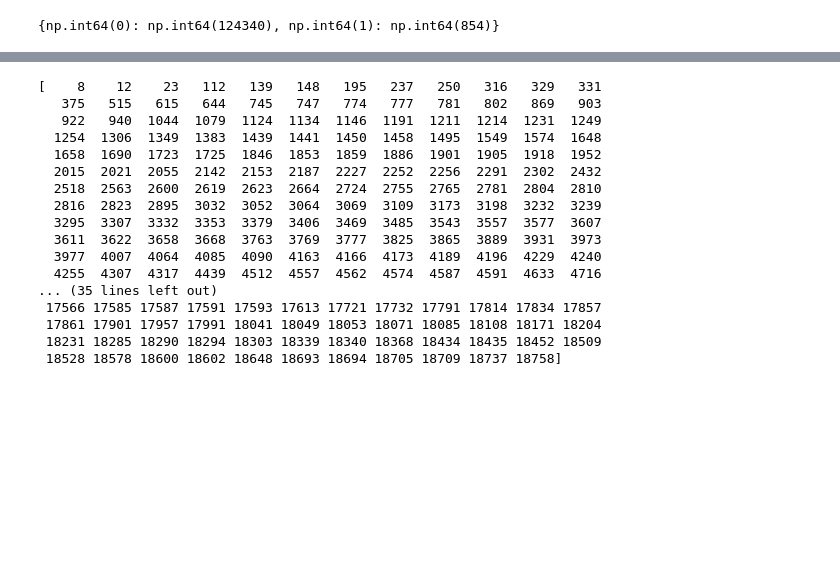
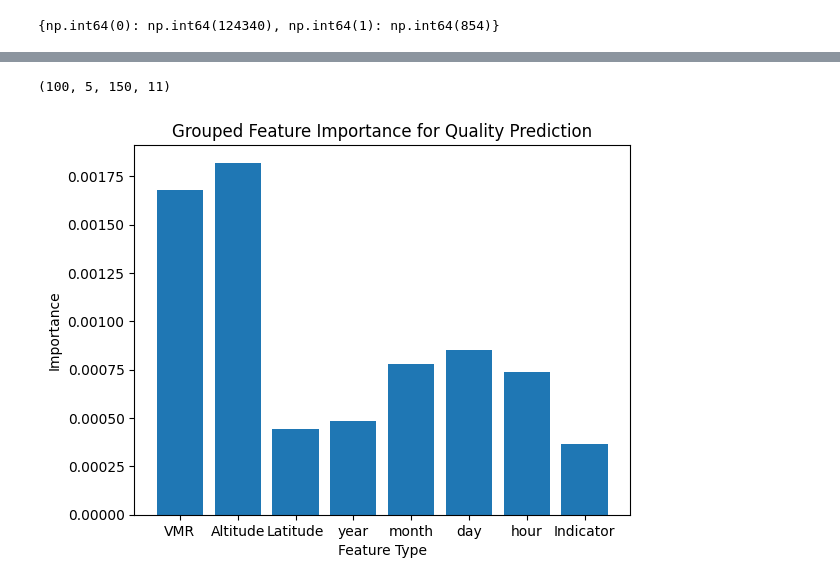
Before and after one commit to james-harvey-git/MPhys_Project, a Jupyter notebook: machine_learning.ipynb, the cells around one changed output, grey strips where cells are left out. Cells and saved outputs as stored; diff of their text form; code cells hidden in the pictures; blank space fills up the shorter version.

```diff
--- a/machine_learning.ipynb
+++ b/machine_learning.ipynb
@@ -245,21 +246,45 @@ weighted avg       0.99      0.96      0.98     18780
+# %%
+
+random_indices = np.random.choice(X_test.shape[0], 100, replace=False)
+X_test_sample = X_test[random_indices]
+
+def compute_saliency(model, X):
+    X_tensor = tf.convert_to_tensor(X)
+    with tf.GradientTape() as tape:
+        tape.watch(X_tensor)
+        predictions = model(X_tensor)
+
+    gradients = tape.gradient(predictions, X_tensor)
+    return np.abs(gradients.numpy())
+
+saliency = compute_saliency(model, X_test_sample)
+print(saliency.shape)
+
+# Aggregate over features
+feature_importance = np.mean(saliency, axis=(0, 1, 2))  # Aggregate over profiles and altitudes
+n_altitudes = 150
+n_features = 11
+
+feature_groups = {
+    "VMR": feature_importance[0],
+    "Altitude": feature_importance[1],
+    "Latitude": feature_importance[2],
+    "year": feature_importance[3],
+    "month": np.sum(feature_importance[4:6]),
+    "day": np.sum(feature_importance[6:8]),
+    "hour": np.sum(feature_importance[8:10]),
+    #"Time Features": np.sum(feature_importance[3:10]),  # Sum of 7 time features
+    "Indicator": feature_importance[10],
+}
+
+# Visualize grouped feature importance
+plt.bar(feature_groups.keys(), feature_groups.values())
+plt.xlabel("Feature Type")
+plt.ylabel("Importance")
+plt.title("Grouped Feature Importance for Quality Prediction")
+plt.show()
+# %% [output]
+(100, 5, 150, 11)
+[figure, added]
 # %%
 predicted_bad_indices = np.where(discrete_predictions == 1)[0]
-print(predicted_bad_indices)
-# %% [output]
-[    8    12    23   112   139   148   195   237   250   316   329   331
-   375   515   615   644   745   747   774   777   781   802   869   903
-   922   940  1044  1079  1124  1134  1146  1191  1211  1214  1231  1249
-  1254  1306  1349  1383  1439  1441  1450  1458  1495  1549  1574  1648
-  1658  1690  1723  1725  1846  1853  1859  1886  1901  1905  1918  1952
-  2015  2021  2055  2142  2153  2187  2227  2252  2256  2291  2302  2432
-  2518  2563  2600  2619  2623  2664  2724  2755  2765  2781  2804  2810
-  2816  2823  2895  3032  3052  3064  3069  3109  3173  3198  3232  3239
-  3295  3307  3332  3353  3379  3406  3469  3485  3543  3557  3577  3607
-  3611  3622  3658  3668  3763  3769  3777  3825  3865  3889  3931  3973
-  3977  4007  4064  4085  4090  4163  4166  4173  4189  4196  4229  4240
-  4255  4307  4317  4439  4512  4557  4562  4574  4587  4591  4633  4716
-... (35 lines left out)
- 17566 17585 17587 17591 17593 17613 17721 17732 17791 17814 17834 17857
- 17861 17901 17957 17991 18041 18049 18053 18071 18085 18108 18171 18204
- 18231 18285 18290 18294 18303 18339 18340 18368 18434 18435 18452 18509
- 18528 18578 18600 18602 18648 18693 18694 18705 18709 18737 18758]
```
Also changed, not shown: parts of 16 cells of this notebook.
